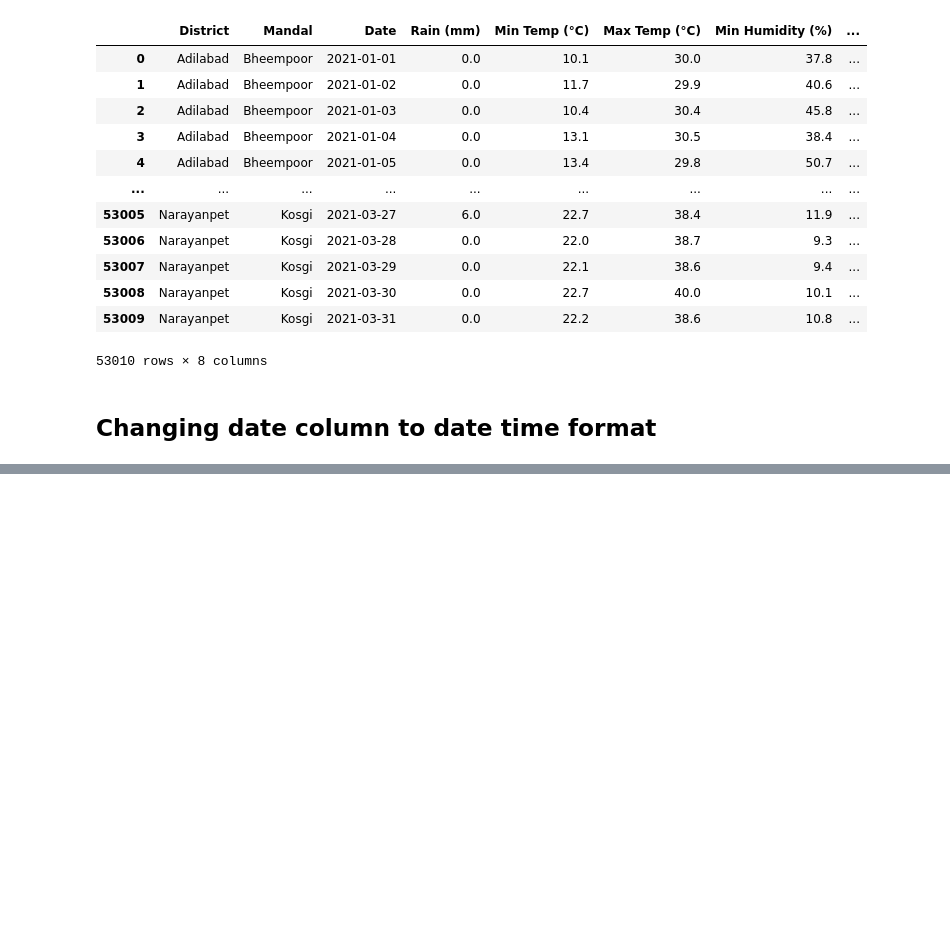
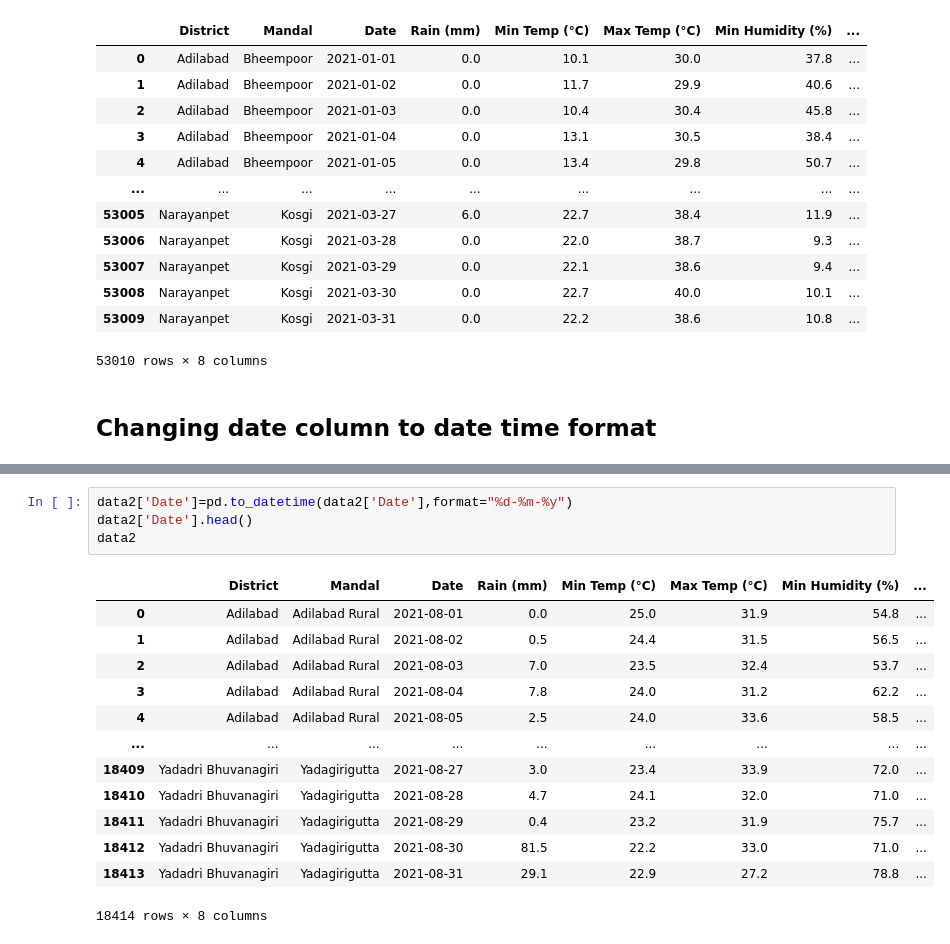
Before and after one commit to smartinternz02/SBSPS-Challenge-7154-SDG-13-Climate-Action, a Jupyter notebook: DATASETS/2021 datasets/project.ipynb, the cells around one changed output, grey strips where cells are left out. Cells and saved outputs as stored; diff of their text form; blank space fills up the shorter version.

```diff
--- a/DATASETS/2021 datasets/project.ipynb
+++ b/DATASETS/2021 datasets/project.ipynb
@@ -532,0 +585,18 @@ data1
+# %%
+data2['Date']=pd.to_datetime(data2['Date'],format="%d-%m-%y")
+data2['Date'].head()
+data2
+# %% [output]
+|  | District | Mandal | Date | Rain (mm) | Min Temp (°C) | Max Temp (°C) | Min Humidity (%) | ... |
+| 0 | Adilabad | Adilabad Rural | 2021-08-01 | 0.0 | 25.0 | 31.9 | 54.8 | ... |
+| 1 | Adilabad | Adilabad Rural | 2021-08-02 | 0.5 | 24.4 | 31.5 | 56.5 | ... |
+| 2 | Adilabad | Adilabad Rural | 2021-08-03 | 7.0 | 23.5 | 32.4 | 53.7 | ... |
+| 3 | Adilabad | Adilabad Rural | 2021-08-04 | 7.8 | 24.0 | 31.2 | 62.2 | ... |
+| 4 | Adilabad | Adilabad Rural | 2021-08-05 | 2.5 | 24.0 | 33.6 | 58.5 | ... |
+| ... | ... | ... | ... | ... | ... | ... | ... | ... |
+| 18409 | Yadadri Bhuvanagiri | Yadagirigutta | 2021-08-27 | 3.0 | 23.4 | 33.9 | 72.0 | ... |
+| 18410 | Yadadri Bhuvanagiri | Yadagirigutta | 2021-08-28 | 4.7 | 24.1 | 32.0 | 71.0 | ... |
+| 18411 | Yadadri Bhuvanagiri | Yadagirigutta | 2021-08-29 | 0.4 | 23.2 | 31.9 | 75.7 | ... |
+| 18412 | Yadadri Bhuvanagiri | Yadagirigutta | 2021-08-30 | 81.5 | 22.2 | 33.0 | 71.0 | ... |
+| 18413 | Yadadri Bhuvanagiri | Yadagirigutta | 2021-08-31 | 29.1 | 22.9 | 27.2 | 78.8 | ... |
+18414 rows × 8 columns
```
Also changed, not shown: parts of 6 cells of this notebook.
